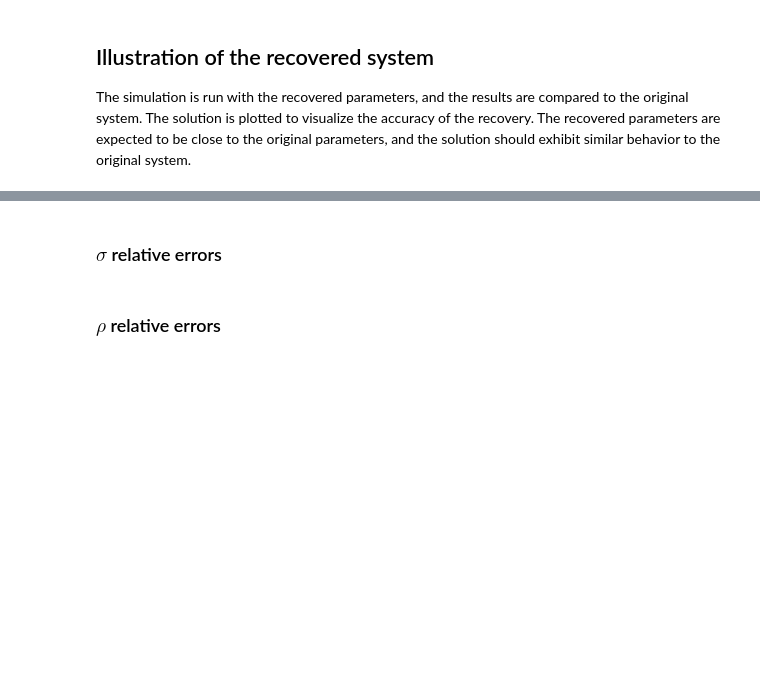
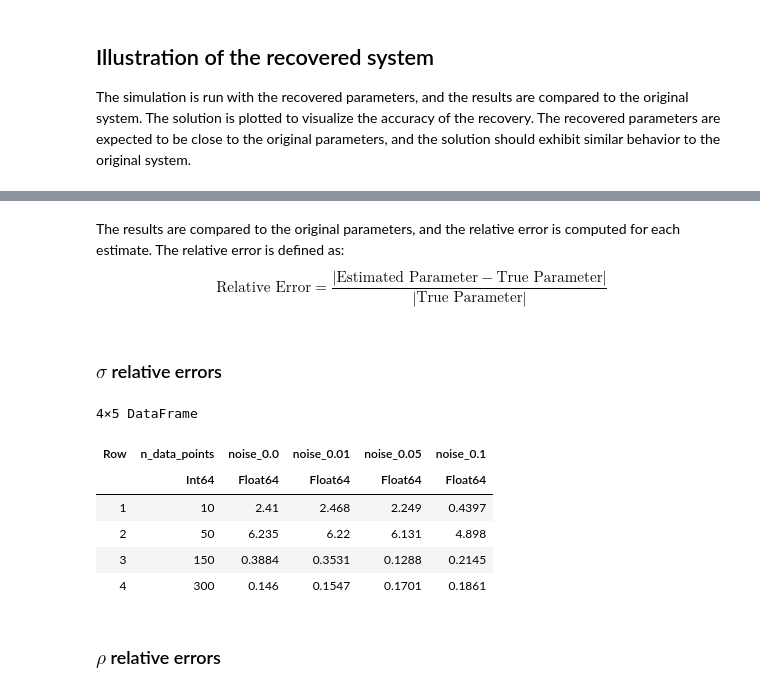
Before and after one commit to MEGAjosni/Physics-Informed-Regression, a Jupyter notebook: scripts/Lorenz_attractor.ipynb, the cells around one changed output, grey strips where cells are left out. Drawn from its saved outputs; the diff is of its cells as text; code cells hidden in the pictures; blank space fills up the shorter version.

```diff
--- a/scripts/Lorenz_attractor.ipynb
+++ b/scripts/Lorenz_attractor.ipynb
@@ -58,9 +58,9 @@ u0 = [
     y => 0.0,
     z => 0.0]
 
-p = [σ => 10.0,
+p = Dict([σ => 10.0,
     ρ => 28.0,
-    β => 8/3]
+    β => 8/3])
 
 # Define the time span
 timesteps = collect(0.0:0.01:10.0)
@@ -173,8 +205,6 @@ $$
 # %%
-include("../utils/julia_utils.jl")
-export create_table, noise_v_collocation_points
-
+#
 noise_vals = [0.0, 0.01, 0.05, 0.1]
-n_data_points = [5, 10, 50, 100]
+n_data_points = [10, 50, 150, 300]
 n_iter = 20
-rel_error_ests = noise_v_collocation_points(sys, sol, noise_vals, n_data_points, n_iter, Dict(p))
+parameter_estimates = noise_v_collocation_points(sys, sol, noise_vals, n_data_points; n_iter)
@@ -183,8 +229,27 @@ rel_error_ests
+# %% [markdown]
+The results are compared to the original parameters, and the relative error is computed for each estimate. The relative error is defined as:
+$$
+\text{Relative Error} = \frac{\left| \text{Estimated Parameter} - \text{True Parameter} \right|}{\left| \text{True Parameter} \right|}
+$$
+# %%
+rel_error_ests = copy(parameter_estimates)
+#calculate relative errors
+for ((n_data_points, noise_val), estimates) in parameter_estimates
+    rel_error_ests[(n_data_points, noise_val)] = abs.(estimates .- values(p)) ./ abs.(values(p))
+end
 # %% [markdown]
 ### $\sigma$ relative errors
 # %%
 using DataFrames
-σ_rel_errors = create_table(param_ests; parameter_idx = 1)
+σ_rel_errors_percentage = create_table(rel_error_ests; parameter_idx = 1)
+# %% [output]
+4×5 DataFrame
+| Row | n_data_points | noise_0.0 | noise_0.01 | noise_0.05 | noise_0.1 |
+|  | Int64 | Float64 | Float64 | Float64 | Float64 |
+| 1 | 10 | 2.41 | 2.468 | 2.249 | 0.4397 |
+| 2 | 50 | 6.235 | 6.22 | 6.131 | 4.898 |
+| 3 | 150 | 0.3884 | 0.3531 | 0.1288 | 0.2145 |
+| 4 | 300 | 0.146 | 0.1547 | 0.1701 | 0.1861 |
 # %% [markdown]
 ### $\rho$ relative errors
 # %%
```
Also changed, not shown: parts of 10 cells of this notebook, 3 other files.
